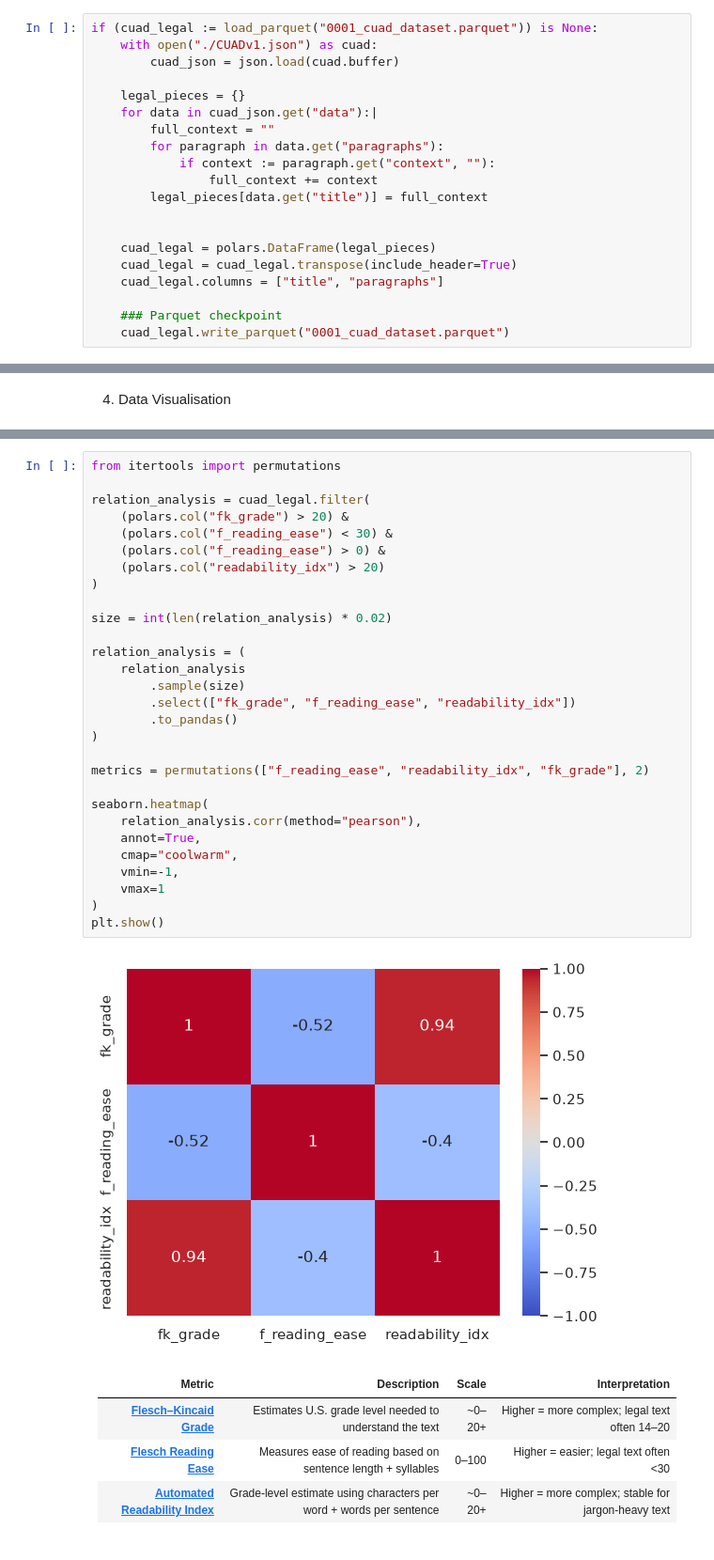
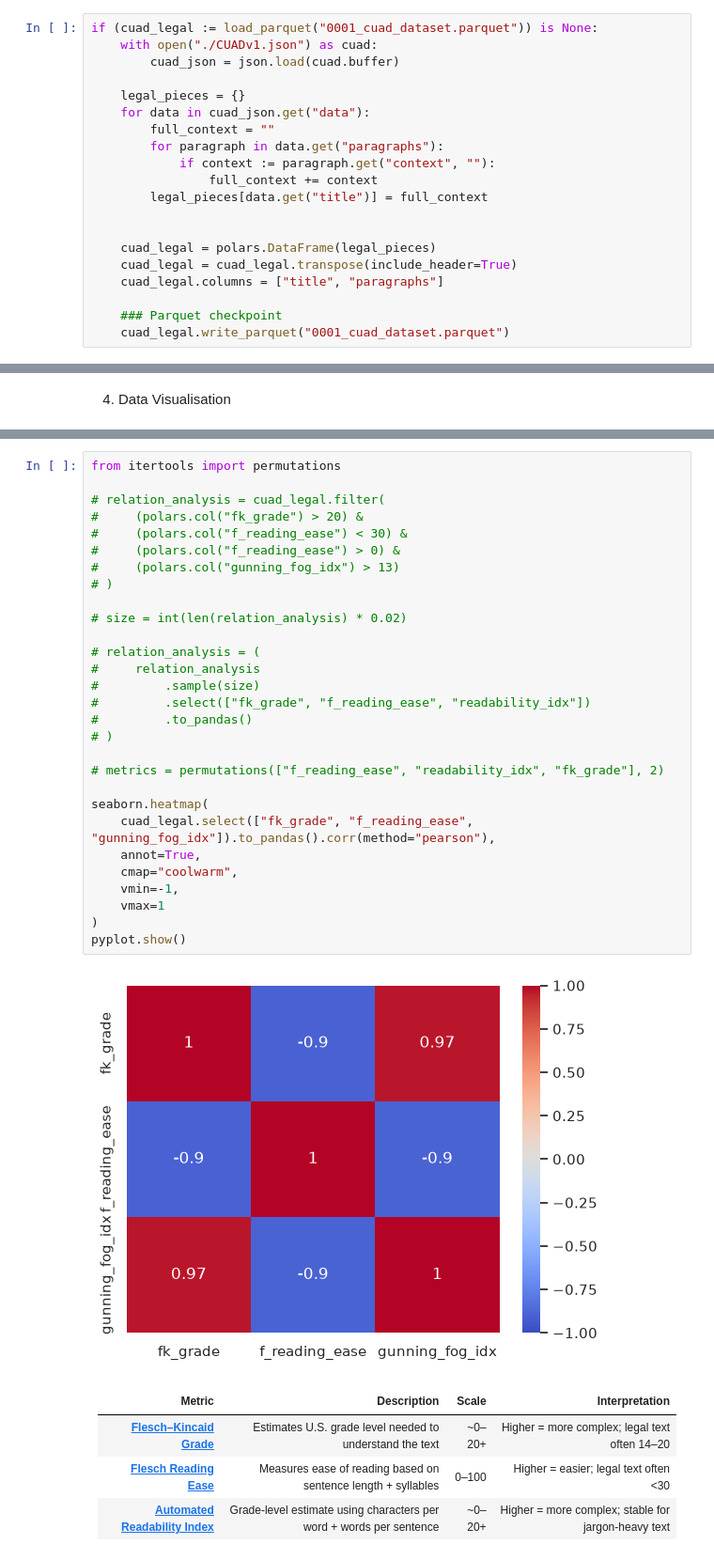
Before and after one commit to danilopsss/uol_capstone_project, a Jupyter notebook: CUAD/cuad.ipynb, the cells around one changed output, grey strips where cells are left out. Shown at 94% size. Saved outputs shown, nothing was run; the diff lists cells and outputs as text.

Commit message:
adjusting metrics

```diff
--- a/CUAD/cuad.ipynb
+++ b/CUAD/cuad.ipynb
@@ -53,7 +95,7 @@ if (cuad_legal := load_parquet("0001_cuad_dataset.parquet")) is None:
         cuad_json = json.load(cuad.buffer)
 
     legal_pieces = {}
-    for data in cuad_json.get("data"):|
+    for data in cuad_json.get("data"):
         full_context = ""
         for paragraph in data.get("paragraphs"):
             if context := paragraph.get("context", ""):
@@ -238,34 +242,34 @@ for p in ax.patches:
 # %%
 from itertools import permutations
 
-relation_analysis = cuad_legal.filter(
-    (polars.col("fk_grade") > 20) &
-    (polars.col("f_reading_ease") < 30) &
-    (polars.col("f_reading_ease") > 0) &
-    (polars.col("readability_idx") > 20)
-)
+# relation_analysis = cuad_legal.filter(
+#     (polars.col("fk_grade") > 20) &
+#     (polars.col("f_reading_ease") < 30) &
+#     (polars.col("f_reading_ease") > 0) &
+#     (polars.col("gunning_fog_idx") > 13)
+# )
 
-size = int(len(relation_analysis) * 0.02)
+# size = int(len(relation_analysis) * 0.02)
 
-relation_analysis = (
-    relation_analysis
-        .sample(size)
-        .select(["fk_grade", "f_reading_ease", "readability_idx"])
-        .to_pandas()
-)
+# relation_analysis = (
+#     relation_analysis
+#         .sample(size)
+#         .select(["fk_grade", "f_reading_ease", "readability_idx"])
+#         .to_pandas()
+# )
 
-metrics = permutations(["f_reading_ease", "readability_idx", "fk_grade"], 2)
+# metrics = permutations(["f_reading_ease", "readability_idx", "fk_grade"], 2)
 
 seaborn.heatmap(
-    relation_analysis.corr(method="pearson"),
+    cuad_legal.select(["fk_grade", "f_reading_ease", "gunning_fog_idx"]).to_pandas().corr(method="pearson"),
     annot=True,
     cmap="coolwarm",
     vmin=-1,
     vmax=1
 )
-plt.show()
+pyplot.show()
 # %% [output]
-[figure, old version]
+[figure, new version]
 # %% [markdown]
 | Metric | Description | Scale | Interpretation |
 | --- | --- | --- | --- |
```
Also changed, not shown: parts of 14 cells of this notebook, 21 other files.
